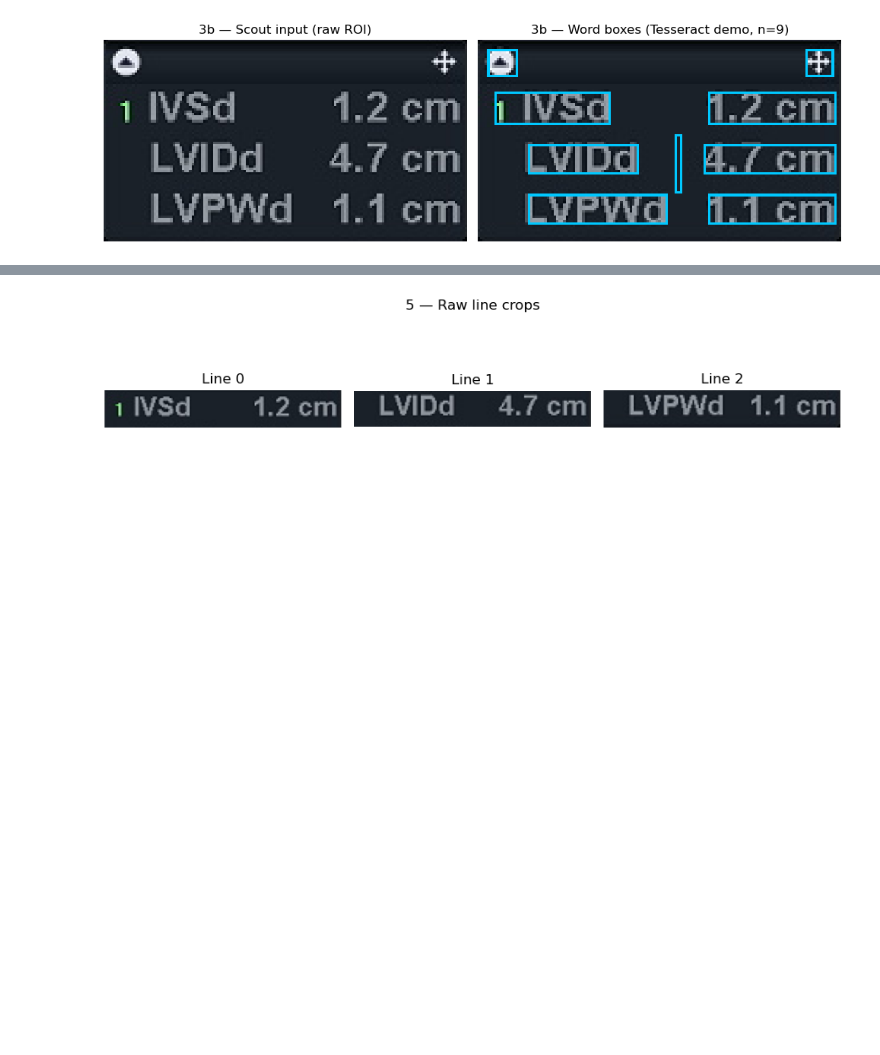
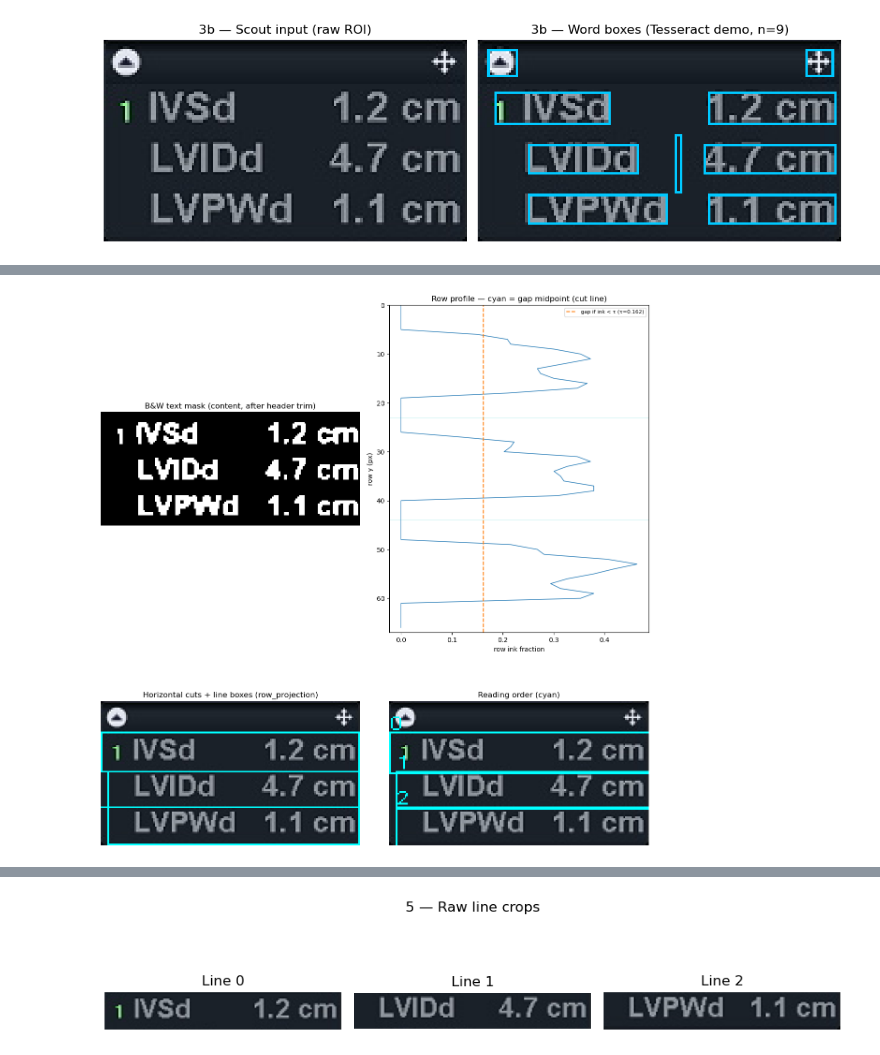
Before and after one commit to SnaetWarre/Echocardiogram-OCR-analysis, a Jupyter notebook: notebooks/echo_ocr_pipeline_walkthrough.ipynb, the cells around one changed output, grey strips where cells are left out. Saved outputs shown, nothing was run; the diff lists cells and outputs as text; code cells hidden in the pictures; blank space fills up the shorter version.

```diff
--- a/notebooks/echo_ocr_pipeline_walkthrough.ipynb
+++ b/notebooks/echo_ocr_pipeline_walkthrough.ipynb
@@ -307,0 +157,84 @@ This is where the task changes from document detection to focused micro-OCR on s
+# %%
+import importlib
+
+import numpy as np
+import cv2
+
+from app.pipeline.echo_ocr_pipeline import (
+    DEFAULT_HEADER_TRIM_PX,
+    DEFAULT_SEGMENTATION_EXTRA_LEFT_PAD_PX,
+    DEFAULT_SEGMENTATION_MODE,
+    DEFAULT_TARGET_LINE_HEIGHT_PX,
+)
+
+# Reload so edits to line_segmenter.py apply without restarting the kernel.
+import app.pipeline.line_segmenter as _line_segmenter_mod
+
+importlib.reload(_line_segmenter_mod)
+LineSegmenter = _line_segmenter_mod.LineSegmenter
+
+segmenter = LineSegmenter(
+    segmentation_mode=DEFAULT_SEGMENTATION_MODE,
+    target_line_height_px=DEFAULT_TARGET_LINE_HEIGHT_PX,
+    default_header_trim_px=DEFAULT_HEADER_TRIM_PX,
+    extra_left_pad_px=DEFAULT_SEGMENTATION_EXTRA_LEFT_PAD_PX,
+)
+segmentation = segmenter.segment(roi, tokens=None)
+print("segmentation_mode:", DEFAULT_SEGMENTATION_MODE)
+print("header_trim_px:", segmentation.header_trim_px)
+print("lines:", len(segmentation.lines))
+print("debug:", segmentation.debug)
+
+ht = segmentation.header_trim_px
+scan = segmenter.debug_row_projection_scan(roi, header_trim_px=ht)
+mask_u8 = scan["mask_u8"]
+row_ink = scan["row_ink"]
+tau = scan["tau"]
+gap_mid_y_content = scan["gap_mid_y_content"]
+h, w = scan["content_shape"]
+
+vis_cuts = roi.copy()
+for my in gap_mid_y_content:
+    yy = int(my) + ht
+    cv2.line(vis_cuts, (0, yy), (w - 1, yy), (0, 255, 255), 1, cv2.LINE_8)
+for line in segmentation.lines:
+    x1, y1, bw, bh = line.bbox
+    cv2.rectangle(vis_cuts, (x1, y1), (x1 + bw - 1, y1 + bh - 1), (0, 255, 255), 1, cv2.LINE_8)
+
+vis_numbered = roi.copy()
+for line in segmentation.lines:
+    lx, ly, lw_, lh_ = line.bbox
+    cv2.rectangle(vis_numbered, (lx, ly), (lx + lw_, ly + lh_), (0, 255, 255), 1, cv2.LINE_8)
+    cv2.putText(
+        vis_numbered,
+        str(line.order),
+        (lx, max(0, ly - 2)),
+        cv2.FONT_HERSHEY_SIMPLEX,
+        0.35,
+        (0, 255, 255),
+        1,
+        cv2.LINE_8,
+    )
+
+fig, axes = plt.subplots(2, 2, figsize=(12, 14))
+axes[0, 0].imshow(mask_u8, cmap="gray", vmin=0, vmax=255)
+axes[0, 0].set_title("B&W text mask (content, after header trim)")
+axp = axes[0, 1]
+axp.plot(row_ink, np.arange(h), color="C0", lw=1)
+axp.axvline(tau, color="C1", ls="--", label=f"gap if ink < τ (τ={tau:.3f})")
+axp.set_ylim(h, 0)
+axp.set_xlabel("row ink fraction")
+axp.set_ylabel("row y (px)")
+for my in gap_mid_y_content:
+    axp.axhline(my, color="c", alpha=0.45, lw=0.4)
+axp.legend(loc="upper right", fontsize=8)
+axp.set_title("Row profile — cyan = gap midpoint (cut line)")
+axes[1, 0].imshow(vis_cuts)
+axes[1, 0].set_title("Horizontal cuts + line boxes (row_projection)")
+axes[1, 1].imshow(vis_numbered)
+axes[1, 1].set_title("Reading order (cyan)")
+for a in (axes[0, 0], axes[1, 0], axes[1, 1]):
+    a.axis("off")
+plt.tight_layout()
+plt.show()
+# %% [output]
@@ -307,0 +245 @@ This is where the task changes from document detection to focused micro-OCR on s
+[figure, added]
```
Also changed, not shown: parts of 22 cells of this notebook, 20 other files.
